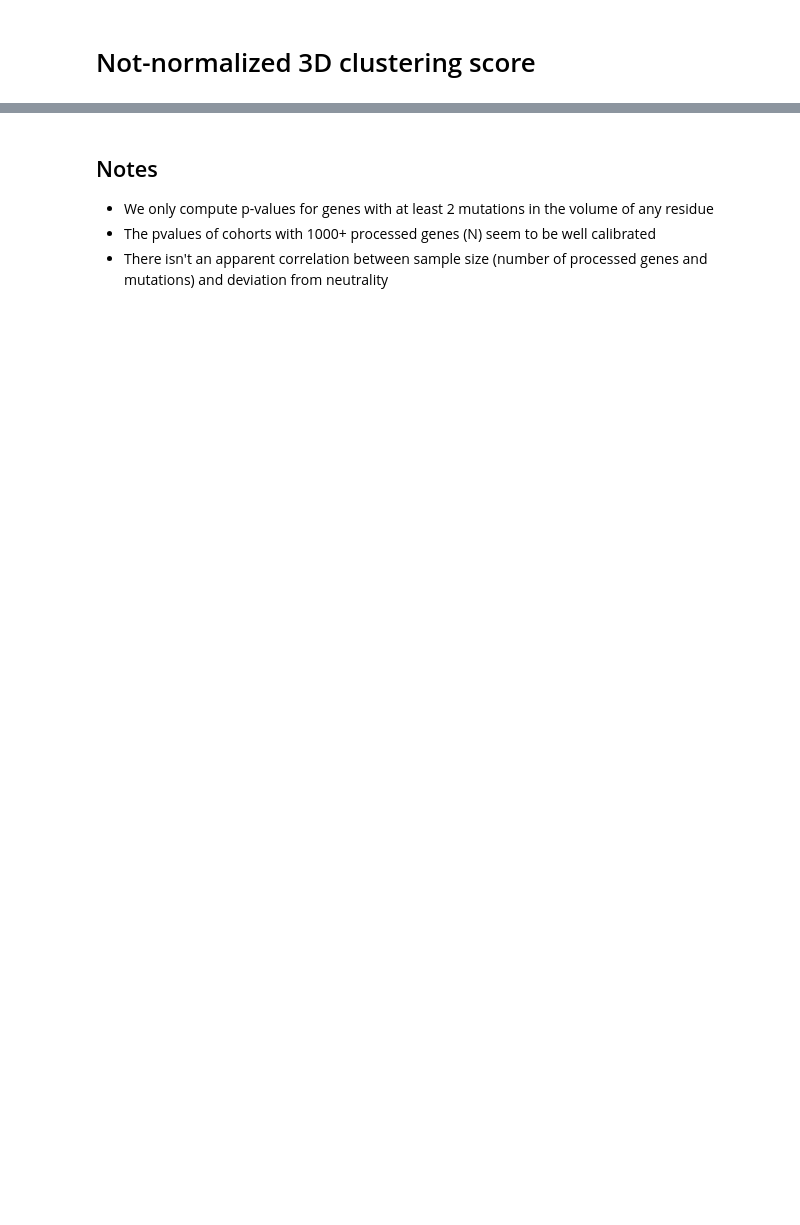
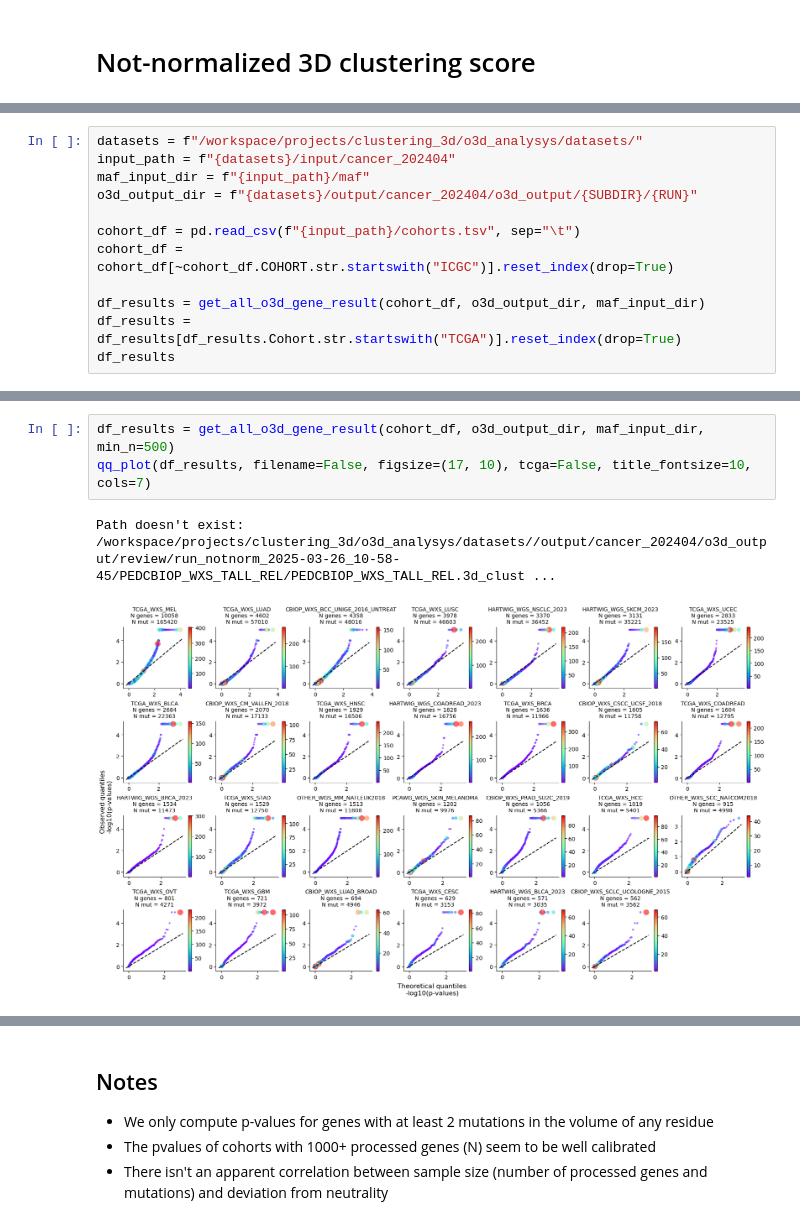
Before and after one commit to bbglab/oncodrive3d_paper, a Jupyter notebook: review_01/qqplots/qq_plots.ipynb, the cells around one changed output, grey strips where cells are left out. Cells and saved outputs as stored; diff of their text form; blank space fills up the shorter version.

Commit message:
add: score norm and notnorm comparison

```diff
--- a/review_01/qqplots/qq_plots.ipynb
+++ b/review_01/qqplots/qq_plots.ipynb
@@ -257,0 +276,12 @@ Path doesn't exist: /workspace/projects/clustering_3d/o3d_analysys/datasets//out
+# %%
+datasets = f"/workspace/projects/clustering_3d/o3d_analysys/datasets/"
+input_path = f"{datasets}/input/cancer_202404"
+maf_input_dir = f"{input_path}/maf"
+o3d_output_dir = f"{datasets}/output/cancer_202404/o3d_output/{SUBDIR}/{RUN}"
+
+cohort_df = pd.read_csv(f"{input_path}/cohorts.tsv", sep="\t")
+cohort_df = cohort_df[~cohort_df.COHORT.str.startswith("ICGC")].reset_index(drop=True)
+
+df_results = get_all_o3d_gene_result(cohort_df, o3d_output_dir, maf_input_dir)
+df_results = df_results[df_results.Cohort.str.startswith("TCGA")].reset_index(drop=True)
+df_results
@@ -257,0 +321,6 @@ Path doesn't exist: /workspace/projects/clustering_3d/o3d_analysys/datasets//out
+# %%
+df_results = get_all_o3d_gene_result(cohort_df, o3d_output_dir, maf_input_dir, min_n=500)
+qq_plot(df_results, filename=False, figsize=(17, 10), tcga=False, title_fontsize=10, cols=7)
+# %% [output]
+Path doesn't exist: /workspace/projects/clustering_3d/o3d_analysys/datasets//output/cancer_202404/o3d_output/review/run_notnorm_2025-03-26_10-58-45/PEDCBIOP_WXS_TALL_REL/PEDCBIOP_WXS_TALL_REL.3d_clust ...
+[figure, added]
```
Also changed, not shown: parts of 12 cells of this notebook.
